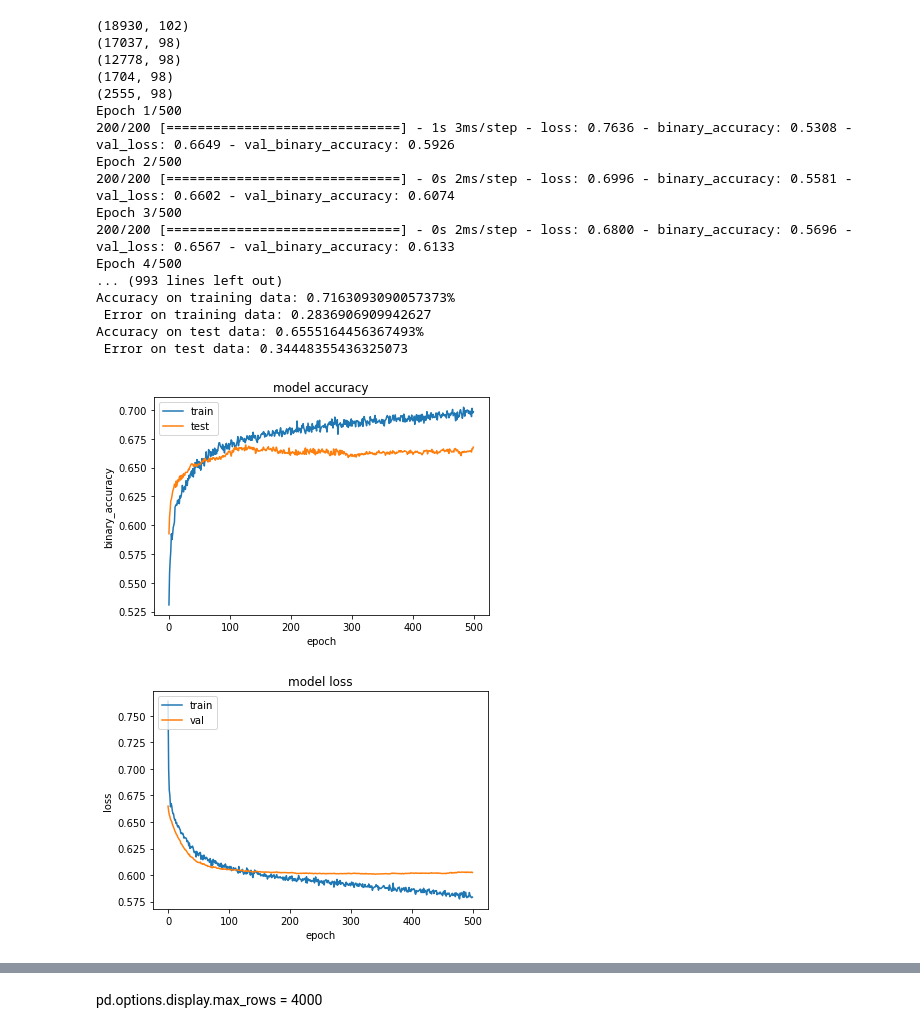
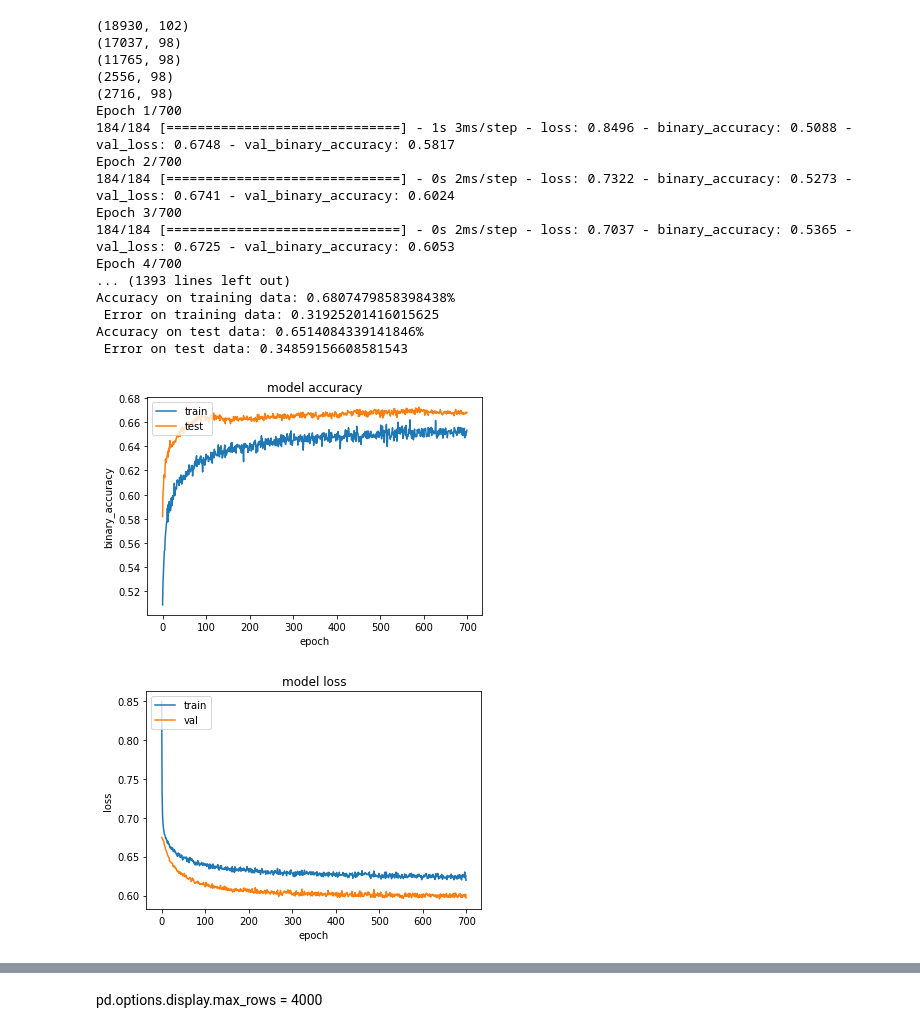
Before and after one commit to lotrmay/TensorFlow_Learning, a Jupyter notebook: bc.ipynb, the cells around one changed output, grey strips where cells are left out. Saved outputs shown, nothing was run; the diff lists cells and outputs as text; code cells hidden in the pictures.

```diff
--- a/bc.ipynb
+++ b/bc.ipynb
@@ -228,11 +228,11 @@ X, y= X[mask, :], y[mask]
 print(X.shape)
 
 #rozdělíme náš dataframe na trénovací, testovací a validační dataset
-#testovací dataset bude 15% random_state=98
-X_train, X_test, y_train, y_test = train_test_split(X, y, test_size=0.1)#32 #888 887
+#testovací dataset bude 15%
+X_train, X_test, y_train, y_test = train_test_split(X, y, test_size=0.15)#32 #888 887
 
-#validační set bude 15% random_state=75
-X_train, X_val, y_train, y_val = train_test_split(X_train, y_train, test_size=0.1666) # 0.1666 x 0.9 = 0.1 podívat se na cross-validation
+#validační set bude 15%
+X_train, X_val, y_train, y_val = train_test_split(X_train, y_train, test_size=0.1875) # 0.11 x 0.9 = 0.1 podívat se na cross-validation
 
 
 print(X_train.shape)
@@ -260,12 +260,13 @@ X_val=predictionScaler.transform(X_val)
 #data máme připravena, tak vytvoříme sequential model, jelikož potřebujeme mít více vrstev, ale máme pouze 1 input (zápas) a output 0;1
 model = Sequential()
 model.add(keras.layers.InputLayer(input_shape=(98)))#https://towardsdatascience.com/17-rules-of-thumb-for-building-a-neural-network-93356f9930af
-model.add(Dense(64, activation='relu', kernel_initializer=tf.initializers.lecun_uniform,bias_initializer=tf.initializers.random_uniform))
 model.add(keras.layers.Dropout(0.5))
-model.add(Dense(32, activation='relu', kernel_initializer=tf.initializers.lecun_uniform,bias_initializer=tf.initializers.random_uniform))
+model.add(Dense(64, activation='relu', kernel_initializer=tf.initializers.lecun_uniform,bias_initializer=tf.initializers.lecun_normal))
+model.add(keras.layers.Dropout(0.5))
+model.add(Dense(32, activation='relu', kernel_initializer=tf.initializers.lecun_uniform,bias_initializer=tf.initializers.lecun_normal))
 model.add(keras.layers.Dropout(0.5))#50% inputů dropne abz se příliš nespoléhala na vybrané inputy
 #jelikož děláme binární klasifikaci, tak aktivační funkce bude sigmoid popř. softmax, zde by mezi těmito dvěmi neměl být výkonově rozdíl viz:https://stats.stackexchange.com/questions/218542/which-activation-function-for-output-layer
-model.add(Dense(1, activation='sigmoid'))
+model.add(Dense(1, activation='sigmoid'))#menší než 0.5 = 0 a větší než 0.5 = 1
 
 
 #tady jsem skončil s vysvětlováním!!!
@@ -284,7 +285,7 @@ model.compile(optimizer=tf.keras.optimizers.SGD(learning_rate=0.001,momentum=0.9
 #Adagrad(learning_rate=0.01) kolem 100 epochs a 32 batch_size je kolem 0.67
 
 #shuffle=true?
-history = model.fit(X_train, y_train, epochs=500,shuffle=True,batch_size=64,validation_data=(X_val, y_val))#validační data pro změny při tréninku sítě
+history = model.fit(X_train, y_train, epochs=700,shuffle=True,batch_size=64,validation_data=(X_val, y_val))#validační data pro změny při tréninku sítě
 pred_train= model.predict(X_train)
 scores = model.evaluate(X_train, y_train, verbose=0)
 print('Accuracy on training data: {}% \n Error on training data: {}'.format(scores[1], 1 - scores[1]))#úspěšnost na trénovacím setu
@@ -298,55 +299,55 @@ print('Accuracy on test data: {}% \n Error on test data: {}'.format(scores2[1],
 plt.plot(history.history['binary_accuracy'])
 plt.plot(history.history['val_binary_accuracy'])
 
 #plt.plot(history.history['accuracy'])
 #plt.plot(history.history['val_accuracy'])
 
 plt.title('model accuracy')
 plt.ylabel('binary_accuracy')#'accuracy'
 plt.xlabel('epoch')
 plt.legend(['train', 'test'], loc='upper left')
 plt.show()
 plt.plot(history.history['loss'])
 plt.plot(history.history['val_loss'])
 plt.title('model loss')
 plt.ylabel('loss')
 plt.xlabel('epoch')
 plt.legend(['train', 'val'], loc='upper left')
 plt.show()
 #poznatky-vypadá to, že grenade damage každého hráče je nadbytečná a síť bez této informace vykazuje lepší výsledky!!
 #optimální batch_size je 128 zjištěno zkoušením
 #zatím nejlepší model měl 64 16 4
 #dense layers používají defaultně tf.initializers.glorot_uniform,ale pro můj model je přesnější glorot_normal
-#he_uniform>he_normal
+
 
 #kernel inity
-#lecun normal vypadá zatím nejlíp, prozkoumat
-#lecun uniform>normal asi
-#orthogonal je taky hodně gut
-#variance scaling taky gut
+#he_uniform>he_normal
+#lecun uniform>lecun normal asi
+#orthogonal a variance scaling použitelné
 
 #bias inity
-#zatím je nejlepší he_normal (dal 69.1%)
-#lecun_normal (taky 69.1%)
-#randomnormal zatim nej
+#lecun normal >he normal, variance_scaling
 #https://www.tensorflow.org/api_docs/python/tf/keras/initializers
+
+
+#zvýšil jsem dropout z 0.2 na 0.5, tak možná budu muset zvýšit learning_rate (*10 a zvýšit epochs na 1000), ale pokud budou vykazovat tu velkou mezeru, tak dropout snížit
 # %% [output]
 (18930, 102)
 (17037, 98)
-(12778, 98)
-(1704, 98)
-(2555, 98)
-Epoch 1/500
-200/200 [==============================] - 1s 3ms/step - loss: 0.7636 - binary_accuracy: 0.5308 - val_loss: 0.6649 - val_binary_accuracy: 0.5926
-Epoch 2/500
-200/200 [==============================] - 0s 2ms/step - loss: 0.6996 - binary_accuracy: 0.5581 - val_loss: 0.6602 - val_binary_accuracy: 0.6074
-Epoch 3/500
-200/200 [==============================] - 0s 2ms/step - loss: 0.6800 - binary_accuracy: 0.5696 - val_loss: 0.6567 - val_binary_accuracy: 0.6133
-Epoch 4/500
-... (993 lines left out)
-Accuracy on training data: 0.7163093090057373%
- Error on training data: 0.2836906909942627
-Accuracy on test data: 0.6555164456367493%
- Error on test data: 0.34448355436325073
+(11765, 98)
+(2556, 98)
+(2716, 98)
+Epoch 1/700
+184/184 [==============================] - 1s 3ms/step - loss: 0.8496 - binary_accuracy: 0.5088 - val_loss: 0.6748 - val_binary_accuracy: 0.5817
+Epoch 2/700
+184/184 [==============================] - 0s 2ms/step - loss: 0.7322 - binary_accuracy: 0.5273 - val_loss: 0.6741 - val_binary_accuracy: 0.6024
+Epoch 3/700
+184/184 [==============================] - 0s 2ms/step - loss: 0.7037 - binary_accuracy: 0.5365 - val_loss: 0.6725 - val_binary_accuracy: 0.6053
+Epoch 4/700
+... (1393 lines left out)
+Accuracy on training data: 0.6807479858398438%
+ Error on training data: 0.31925201416015625
+Accuracy on test data: 0.6514084339141846%
+ Error on test data: 0.34859156608581543
-[figure, old version]
+[figure, new version]
-[figure, old version]
+[figure, new version]
```
Also changed, not shown: parts of 4 cells of this notebook.
